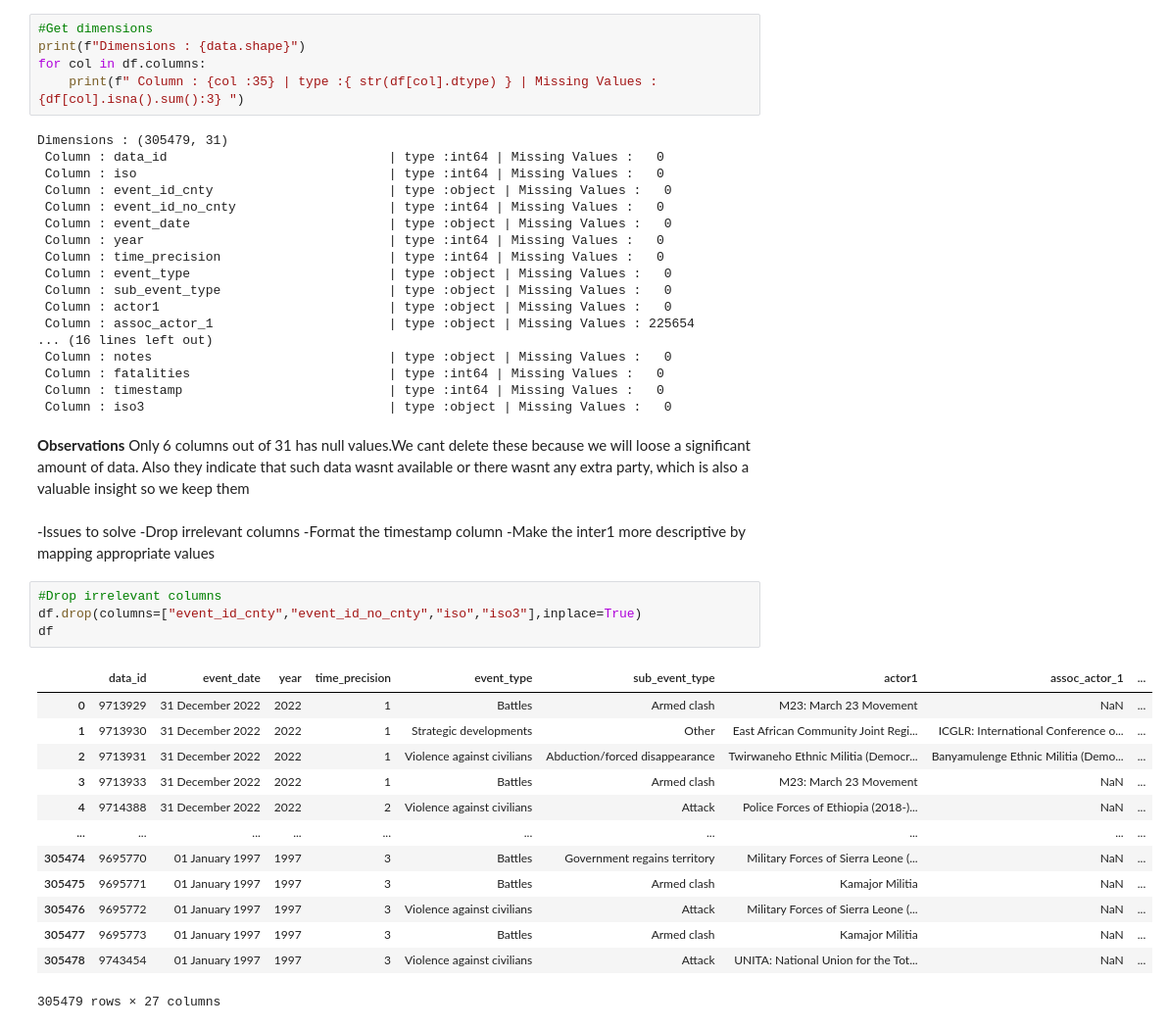
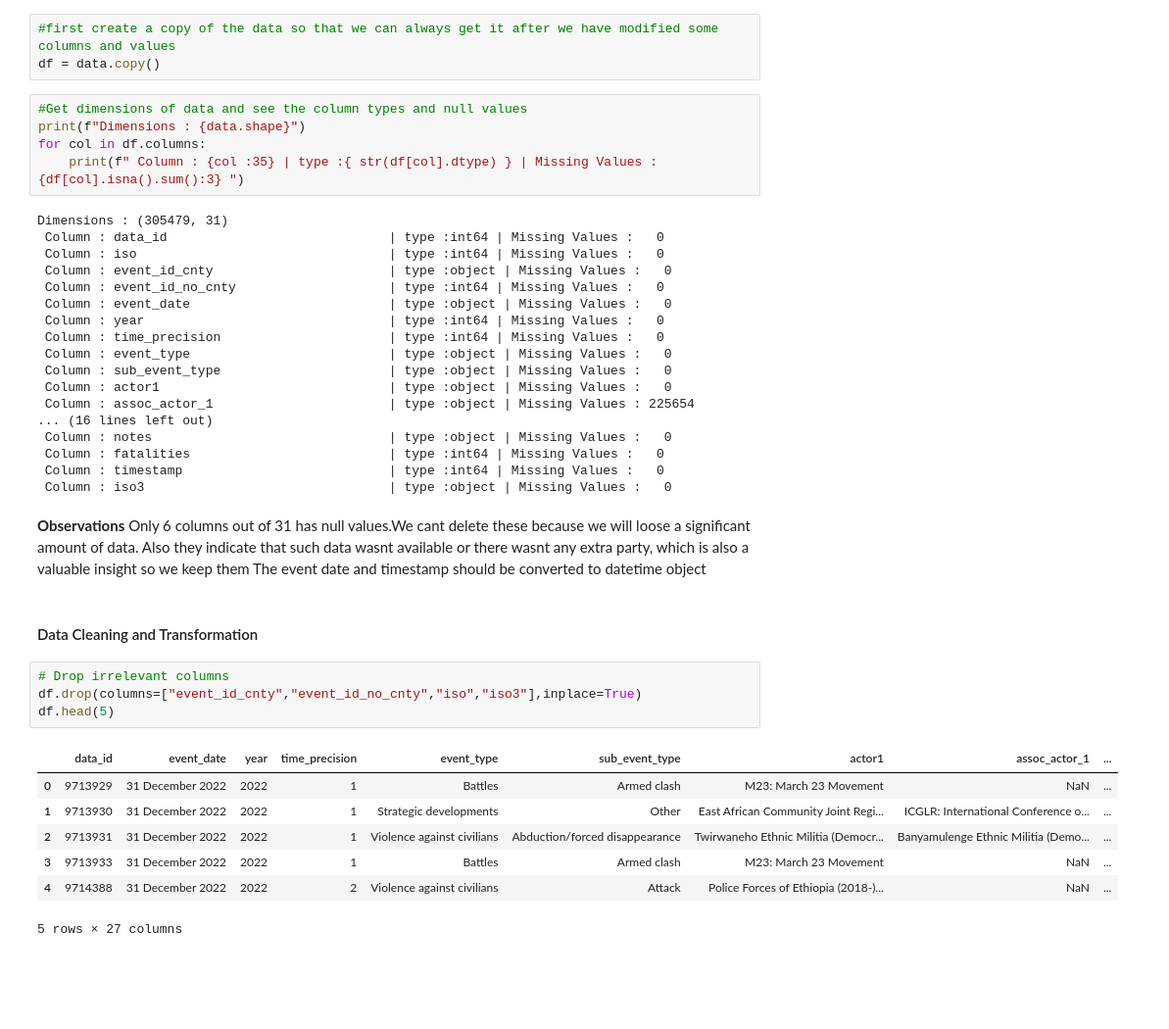
Before and after one commit to Stoichiometrical/ACLED-Data-Analysis, a Jupyter notebook: acled.ipynb, the cells around one changed output. Shown at 98% size. Drawn from its saved outputs; the diff is of its cells as text; blank space fills up the shorter version.

```diff
--- a/acled.ipynb
+++ b/acled.ipynb
@@ -41,5 +50,8 @@ df = data.copy()
+# %%
+#first create a copy of the data so that we can always get it after we have modified some columns and values
+df = data.copy()
 # %%
-#Get dimensions
+#Get dimensions of data and see the column types and null values
 print(f"Dimensions : {data.shape}")
 for col in df.columns:
     print(f" Column : {col :35} | type :{ str(df[col].dtype) } | Missing Values : {df[col].isna().sum():3} ")
@@ -63,28 +75,19 @@ Dimensions : (305479, 31)
  Column : iso3                                | type :object | Missing Values :   0
 # %% [markdown]
 **Observations**
-Only 6 columns out of 31 has null values.We cant delete these because we will loose a significant amount of data.
-Also they indicate that such data wasnt available or  there wasnt any extra party, which is also a valuable insight so we keep them
+Only 6 columns out of 31 has null values.We cant delete these because we will loose a significant amount of data. Also they indicate that such data wasnt available or there wasnt any extra party, which is also a valuable insight so we keep them
+The event date and timestamp should be converted to datetime object
-# %% [markdown]
--Issues to solve
--Drop irrelevant columns
--Format the timestamp column
--Make the inter1 more descriptive by mapping appropriate values
+# %% [markdown]
+#### Data Cleaning and Transformation
 # %%
-#Drop irrelevant columns
+# Drop irrelevant columns
 df.drop(columns=["event_id_cnty","event_id_no_cnty","iso","iso3"],inplace=True)
-df
+df.head(5)
 # %% [output]
 |  | data_id | event_date | year | time_precision | event_type | sub_event_type | actor1 | assoc_actor_1 | ... |
 | 0 | 9713929 | 31 December 2022 | 2022 | 1 | Battles | Armed clash | M23: March 23 Movement | NaN | ... |
 | 1 | 9713930 | 31 December 2022 | 2022 | 1 | Strategic developments | Other | East African Community Joint Regi... | ICGLR: International Conference o... | ... |
 | 2 | 9713931 | 31 December 2022 | 2022 | 1 | Violence against civilians | Abduction/forced disappearance | Twirwaneho Ethnic Militia (Democr... | Banyamulenge Ethnic Militia (Demo... | ... |
 | 3 | 9713933 | 31 December 2022 | 2022 | 1 | Battles | Armed clash | M23: March 23 Movement | NaN | ... |
 | 4 | 9714388 | 31 December 2022 | 2022 | 2 | Violence against civilians | Attack | Police Forces of Ethiopia (2018-)... | NaN | ... |
-| ... | ... | ... | ... | ... | ... | ... | ... | ... | ... |
-| 305474 | 9695770 | 01 January 1997 | 1997 | 3 | Battles | Government regains territory | Military Forces of Sierra Leone (... | NaN | ... |
-| 305475 | 9695771 | 01 January 1997 | 1997 | 3 | Battles | Armed clash | Kamajor Militia | NaN | ... |
-| 305476 | 9695772 | 01 January 1997 | 1997 | 3 | Violence against civilians | Attack | Military Forces of Sierra Leone (... | NaN | ... |
-| 305477 | 9695773 | 01 January 1997 | 1997 | 3 | Battles | Armed clash | Kamajor Militia | NaN | ... |
-| 305478 | 9743454 | 01 January 1997 | 1997 | 3 | Violence against civilians | Attack | UNITA: National Union for the Tot... | NaN | ... |
-305479 rows × 27 columns
+5 rows × 27 columns
```
Also changed, not shown: parts of 138 cells of this notebook, 2 other files.
